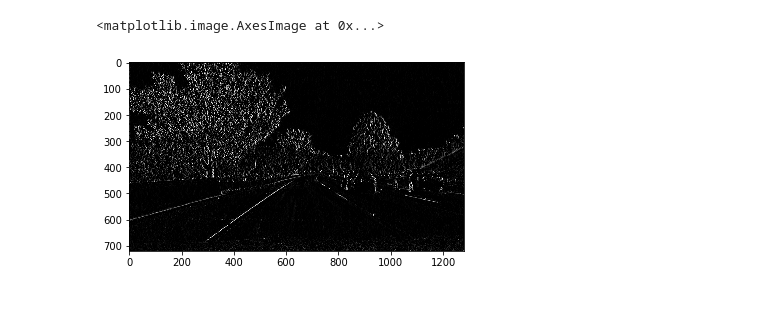
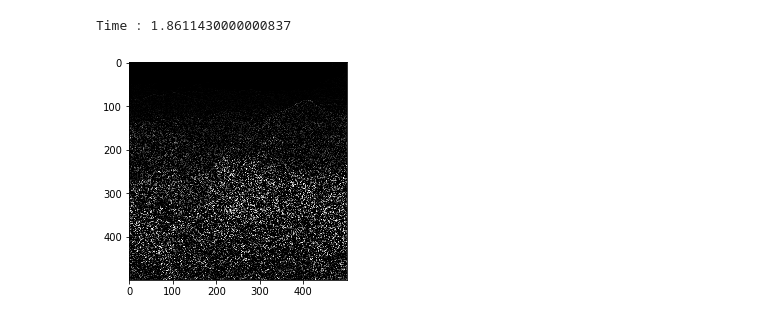
Before and after one commit to Defcon27/Image-Search-using-Parallel-Computing, a Jupyter notebook: Filters.ipynb, the cells around one changed output. Drawn from its saved outputs; the diff is of its cells as text; code cells hidden in the pictures.

```diff
--- a/Filters.ipynb
+++ b/Filters.ipynb
@@ -69,5 +80,18 @@ img = filter(image, kernel_x)
-# %%
-plt.imshow(img, cmap="gray")
-# %% [output]
-<matplotlib.image.AxesImage at 0x...>
-[figure, removed]
+# %%
+start = time.perf_counter()
+
+filtered_image = np.zeros(image.shape)
+for row in range(1, len(image)-1):
+    for col in range(1, len(image[row])-1):
+
+        pixels = image[row-1:row+2, col-1:col+2]
+        pixel_kernel = (pixels * laplacian).sum()
+        filtered_image[row, col] = pixel_kernel%255 if pixel_kernel>0 else 0
+
+plt.imshow(filtered_image, cmap="gray")
+
+end = time.perf_counter()
+print(f"Time : {end-start}")
+# %% [output]
+Time : 1.8611430000000837
+[figure, added]
```
Also changed, not shown: parts of 6 cells of this notebook, 1 other file.
